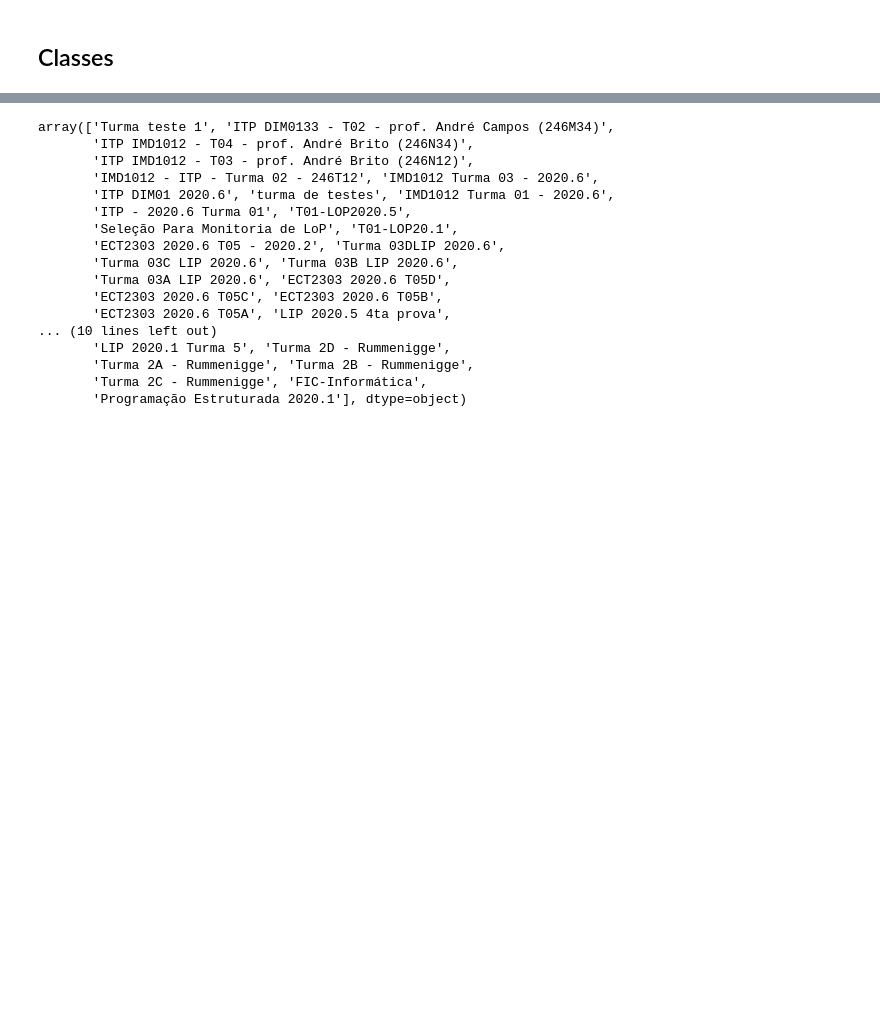
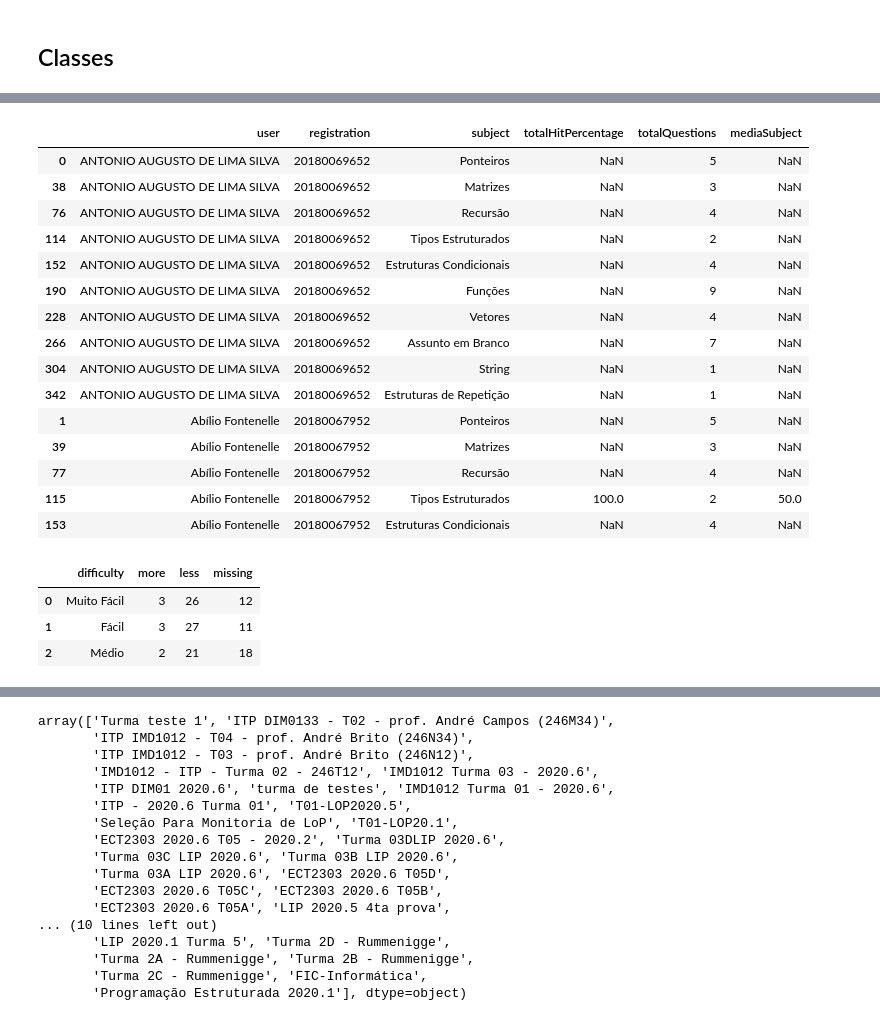
Before and after one commit to vilsonrodrigues/Projeto_Orientacao_Academica_LoP, a Jupyter notebook: Projeto_Orientacao_Academica_LoP.ipynb, the cells around one changed output, grey strips where cells are left out. Cells and saved outputs as stored; diff of their text form; code cells hidden in the pictures; blank space fills up the shorter version.

```diff
--- a/Projeto_Orientacao_Academica_LoP.ipynb
+++ b/Projeto_Orientacao_Academica_LoP.ipynb
@@ -173,0 +299,19 @@ df
+# %%
+df_performance_subject_list.head(15)
+# %% [output]
+|  | user | registration | subject | totalHitPercentage | totalQuestions | mediaSubject |
+| 0 | ANTONIO AUGUSTO DE LIMA SILVA | 20180069652 | Ponteiros | NaN | 5 | NaN |
+| 38 | ANTONIO AUGUSTO DE LIMA SILVA | 20180069652 | Matrizes | NaN | 3 | NaN |
+| 76 | ANTONIO AUGUSTO DE LIMA SILVA | 20180069652 | Recursão | NaN | 4 | NaN |
+| 114 | ANTONIO AUGUSTO DE LIMA SILVA | 20180069652 | Tipos Estruturados | NaN | 2 | NaN |
+| 152 | ANTONIO AUGUSTO DE LIMA SILVA | 20180069652 | Estruturas Condicionais | NaN | 4 | NaN |
+| 190 | ANTONIO AUGUSTO DE LIMA SILVA | 20180069652 | Funções | NaN | 9 | NaN |
+| 228 | ANTONIO AUGUSTO DE LIMA SILVA | 20180069652 | Vetores | NaN | 4 | NaN |
+| 266 | ANTONIO AUGUSTO DE LIMA SILVA | 20180069652 | Assunto em Branco | NaN | 7 | NaN |
+| 304 | ANTONIO AUGUSTO DE LIMA SILVA | 20180069652 | String | NaN | 1 | NaN |
+| 342 | ANTONIO AUGUSTO DE LIMA SILVA | 20180069652 | Estruturas de Repetição | NaN | 1 | NaN |
+| 1 | Abílio Fontenelle | 20180067952 | Ponteiros | NaN | 5 | NaN |
+| 39 | Abílio Fontenelle | 20180067952 | Matrizes | NaN | 3 | NaN |
+| 77 | Abílio Fontenelle | 20180067952 | Recursão | NaN | 4 | NaN |
+| 115 | Abílio Fontenelle | 20180067952 | Tipos Estruturados | 100.0 | 2 | 50.0 |
+| 153 | Abílio Fontenelle | 20180067952 | Estruturas Condicionais | NaN | 4 | NaN |
@@ -173,0 +341,7 @@ df
+# %%
+graph_more_less_difficulty_list_test_class(df_performance_difficulty_list, df_class, data, value = 70.0)
+# %% [output]
+|  | difficulty | more | less | missing |
+| 0 | Muito Fácil | 3 | 26 | 12 |
+| 1 | Fácil | 3 | 27 | 11 |
+| 2 | Médio | 2 | 21 | 18 |
```
Also changed, not shown: parts of 91 cells of this notebook.
